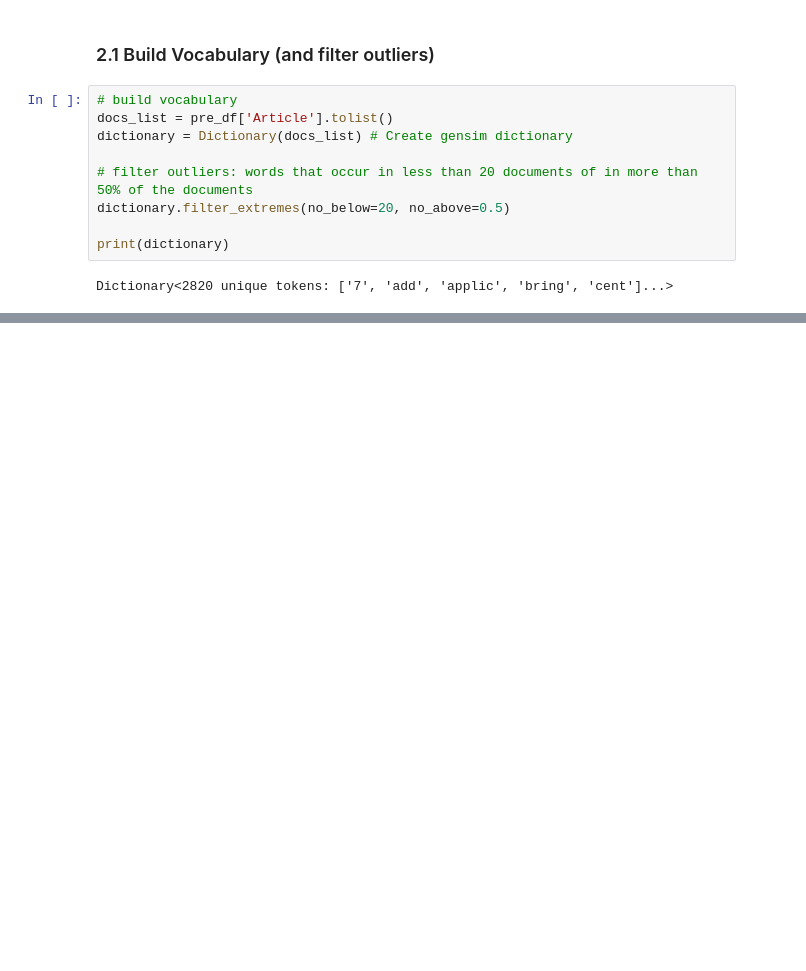
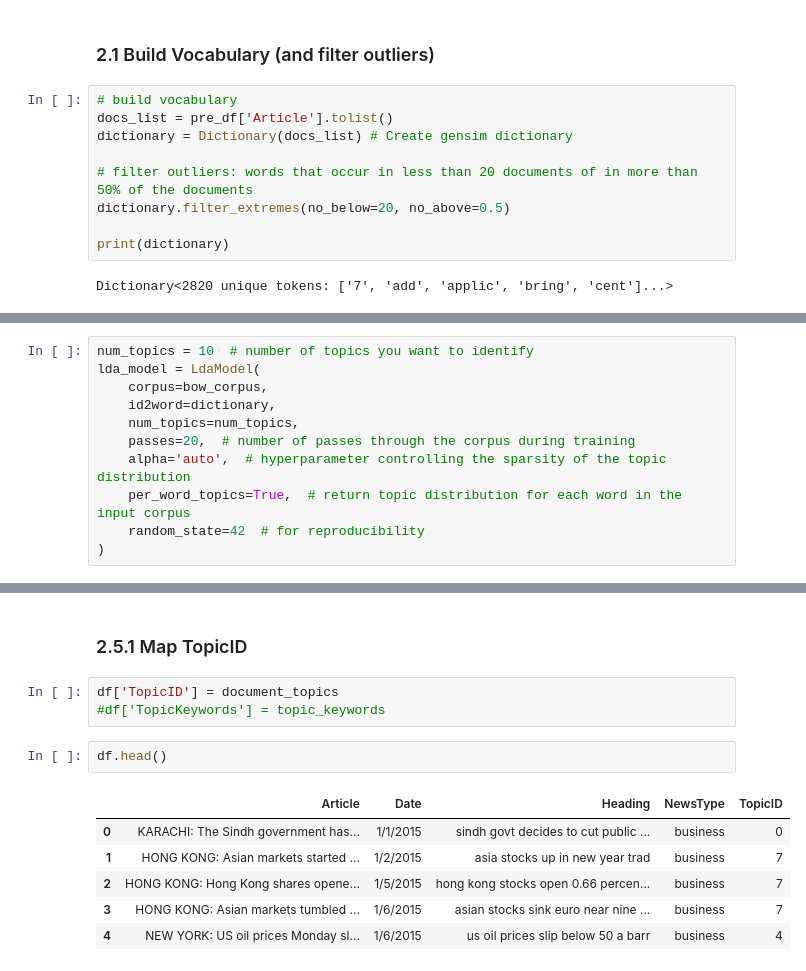
Before and after one commit to SproutCoder/text_mining_23, a Jupyter notebook: project_2_lda_tasks.ipynb, the cells around one changed output, grey strips where cells are left out. Cells and saved outputs as stored; diff of their text form; blank space fills up the shorter version.

```diff
--- a/project_2_lda_tasks.ipynb
+++ b/project_2_lda_tasks.ipynb
@@ -183,0 +183,11 @@ print(bow_matrix)
+# %%
+num_topics = 10  # number of topics you want to identify
+lda_model = LdaModel(
+    corpus=bow_corpus,
+    id2word=dictionary,
+    num_topics=num_topics,
+    passes=20,  # number of passes through the corpus during training
+    alpha='auto',  # hyperparameter controlling the sparsity of the topic distribution
+    per_word_topics=True,  # return topic distribution for each word in the input corpus
+    random_state=42  # for reproducibility
+)
@@ -183,0 +249,14 @@ print(bow_matrix)
+# %% [markdown]
+### 2.5.1 Map TopicID
+# %%
+df['TopicID'] = document_topics
+#df['TopicKeywords'] = topic_keywords
+# %%
+df.head()
+# %% [output]
+|  | Article | Date | Heading | NewsType | TopicID |
+| 0 | KARACHI: The Sindh government has... | 1/1/2015 | sindh govt decides to cut public ... | business | 0 |
+| 1 | HONG KONG: Asian markets started ... | 1/2/2015 | asia stocks up in new year trad | business | 7 |
+| 2 | HONG KONG: Hong Kong shares opene... | 1/5/2015 | hong kong stocks open 0.66 percen... | business | 7 |
+| 3 | HONG KONG: Asian markets tumbled ... | 1/6/2015 | asian stocks sink euro near nine ... | business | 7 |
+| 4 | NEW YORK: US oil prices Monday sl... | 1/6/2015 | us oil prices slip below 50 a barr | business | 4 |
```
Also changed, not shown: parts of 12 cells of this notebook.
